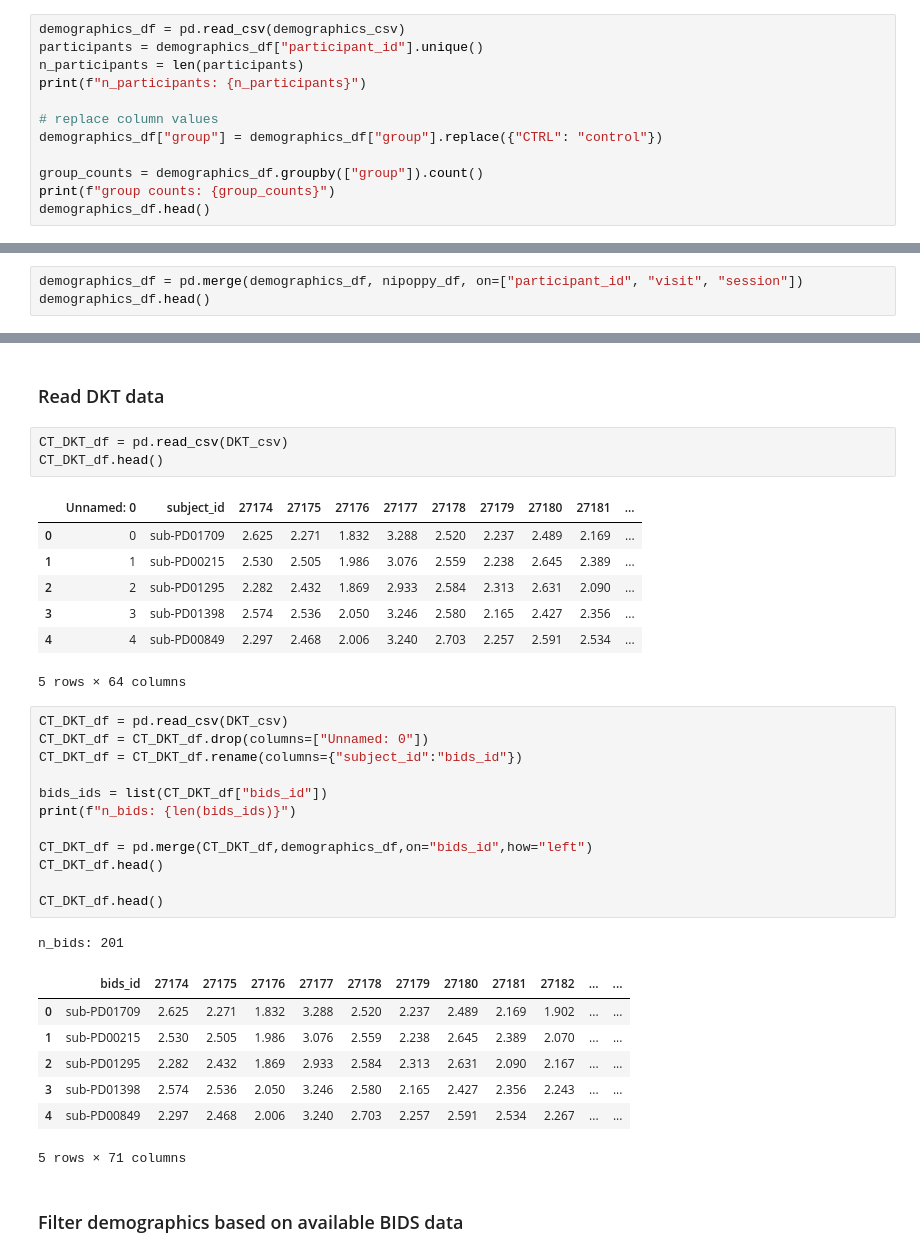
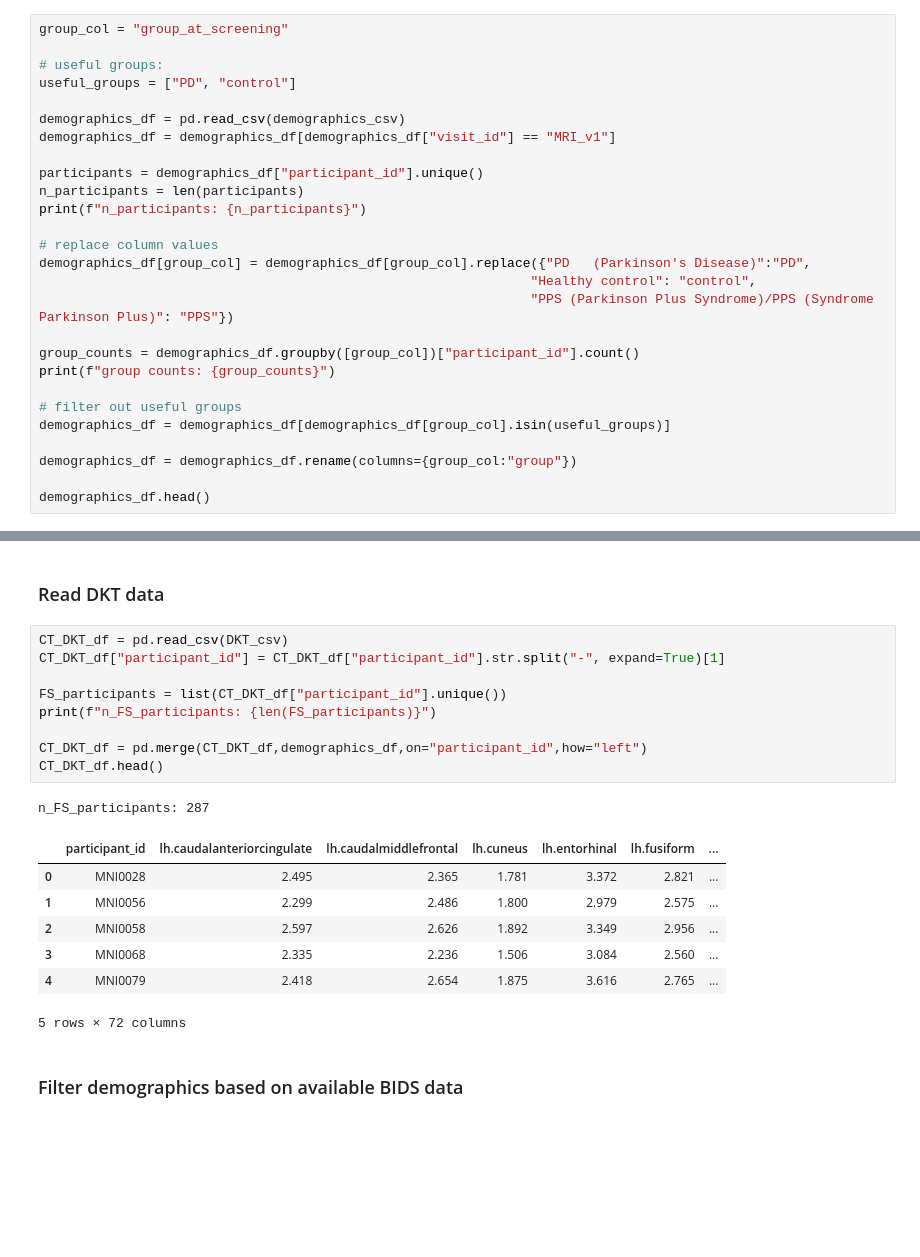
Before and after one commit to nipoppy/nipoppy, a Jupyter notebook: nipoppy/analysis/CT/notebooks/FS_stats.ipynb, the cells around one changed output, grey strips where cells are left out. Cells and saved outputs as stored; diff of their text form; blank space fills up the shorter version.

```diff
--- a/nipoppy/analysis/CT/notebooks/FS_stats.ipynb
+++ b/nipoppy/analysis/CT/notebooks/FS_stats.ipynb
@@ -79,13 +93,28 @@ nipoppy participants: 208
 # %%
+group_col = "group_at_screening"
+
+# useful groups:
+useful_groups = ["PD", "control"]
+
 demographics_df = pd.read_csv(demographics_csv)
+demographics_df = demographics_df[demographics_df["visit_id"] == "MRI_v1"]
+
 participants = demographics_df["participant_id"].unique()
 n_participants = len(participants)
 print(f"n_participants: {n_participants}")
 
 # replace column values
-demographics_df["group"] = demographics_df["group"].replace({"CTRL": "control"})
+demographics_df[group_col] = demographics_df[group_col].replace({"PD   (Parkinson's Disease)":"PD",
+                                                               "Healthy control": "control",
+                                                               "PPS (Parkinson Plus Syndrome)/PPS (Syndrome Parkinson Plus)": "PPS"})
 
-group_counts = demographics_df.groupby(["group"]).count()
+group_counts = demographics_df.groupby([group_col])["participant_id"].count()
 print(f"group counts: {group_counts}")
+
+# filter out useful groups
+demographics_df = demographics_df[demographics_df[group_col].isin(useful_groups)]
+
+demographics_df = demographics_df.rename(columns={group_col:"group"})
+
 demographics_df.head()
 # %% [output]
@@ -105,3 +132,0 @@ control              40     40       40   39   40   39             40
-# %%
-demographics_df = pd.merge(demographics_df, nipoppy_df, on=["participant_id", "visit", "session"])
-demographics_df.head()
@@ -156,37 +220,23 @@ ASEG_fields_df.head()
 # %% [markdown]
 ### Read DKT data
-# %%
-CT_DKT_df = pd.read_csv(DKT_csv)
-CT_DKT_df.head()
-# %% [output]
-|  | Unnamed: 0 | subject_id | 27174 | 27175 | 27176 | 27177 | 27178 | 27179 | 27180 | 27181 | ... |
-| 0 | 0 | sub-PD01709 | 2.625 | 2.271 | 1.832 | 3.288 | 2.520 | 2.237 | 2.489 | 2.169 | ... |
-| 1 | 1 | sub-PD00215 | 2.530 | 2.505 | 1.986 | 3.076 | 2.559 | 2.238 | 2.645 | 2.389 | ... |
-| 2 | 2 | sub-PD01295 | 2.282 | 2.432 | 1.869 | 2.933 | 2.584 | 2.313 | 2.631 | 2.090 | ... |
-| 3 | 3 | sub-PD01398 | 2.574 | 2.536 | 2.050 | 3.246 | 2.580 | 2.165 | 2.427 | 2.356 | ... |
-| 4 | 4 | sub-PD00849 | 2.297 | 2.468 | 2.006 | 3.240 | 2.703 | 2.257 | 2.591 | 2.534 | ... |
-5 rows × 64 columns
 # %%
 CT_DKT_df = pd.read_csv(DKT_csv)
-CT_DKT_df = CT_DKT_df.drop(columns=["Unnamed: 0"])
-CT_DKT_df = CT_DKT_df.rename(columns={"subject_id":"bids_id"})
+CT_DKT_df["participant_id"] = CT_DKT_df["participant_id"].str.split("-", expand=True)[1]
 
-bids_ids = list(CT_DKT_df["bids_id"])
-print(f"n_bids: {len(bids_ids)}")
+FS_participants = list(CT_DKT_df["participant_id"].unique())
+print(f"n_FS_participants: {len(FS_participants)}")
 
-CT_DKT_df = pd.merge(CT_DKT_df,demographics_df,on="bids_id",how="left")
+CT_DKT_df = pd.merge(CT_DKT_df,demographics_df,on="participant_id",how="left")
 CT_DKT_df.head()
-
-CT_DKT_df.head()
 # %% [output]
-n_bids: 201
+n_FS_participants: 287
-|  | bids_id | 27174 | 27175 | 27176 | 27177 | 27178 | 27179 | 27180 | 27181 | 27182 | ... | ... |
-| 0 | sub-PD01709 | 2.625 | 2.271 | 1.832 | 3.288 | 2.520 | 2.237 | 2.489 | 2.169 | 1.902 | ... | ... |
-| 1 | sub-PD00215 | 2.530 | 2.505 | 1.986 | 3.076 | 2.559 | 2.238 | 2.645 | 2.389 | 2.070 | ... | ... |
-| 2 | sub-PD01295 | 2.282 | 2.432 | 1.869 | 2.933 | 2.584 | 2.313 | 2.631 | 2.090 | 2.167 | ... | ... |
-| 3 | sub-PD01398 | 2.574 | 2.536 | 2.050 | 3.246 | 2.580 | 2.165 | 2.427 | 2.356 | 2.243 | ... | ... |
-| 4 | sub-PD00849 | 2.297 | 2.468 | 2.006 | 3.240 | 2.703 | 2.257 | 2.591 | 2.534 | 2.267 | ... | ... |
+|  | participant_id | lh.caudalanteriorcingulate | lh.caudalmiddlefrontal | lh.cuneus | lh.entorhinal | lh.fusiform | ... |
+| 0 | MNI0028 | 2.495 | 2.365 | 1.781 | 3.372 | 2.821 | ... |
+| 1 | MNI0056 | 2.299 | 2.486 | 1.800 | 2.979 | 2.575 | ... |
+| 2 | MNI0058 | 2.597 | 2.626 | 1.892 | 3.349 | 2.956 | ... |
+| 3 | MNI0068 | 2.335 | 2.236 | 1.506 | 3.084 | 2.560 | ... |
+| 4 | MNI0079 | 2.418 | 2.654 | 1.875 | 3.616 | 2.765 | ... |
-5 rows × 71 columns
+5 rows × 72 columns
 # %% [markdown]
 ### Filter demographics based on available BIDS data
 # %%
```
Also changed, not shown: parts of 20 cells of this notebook.
